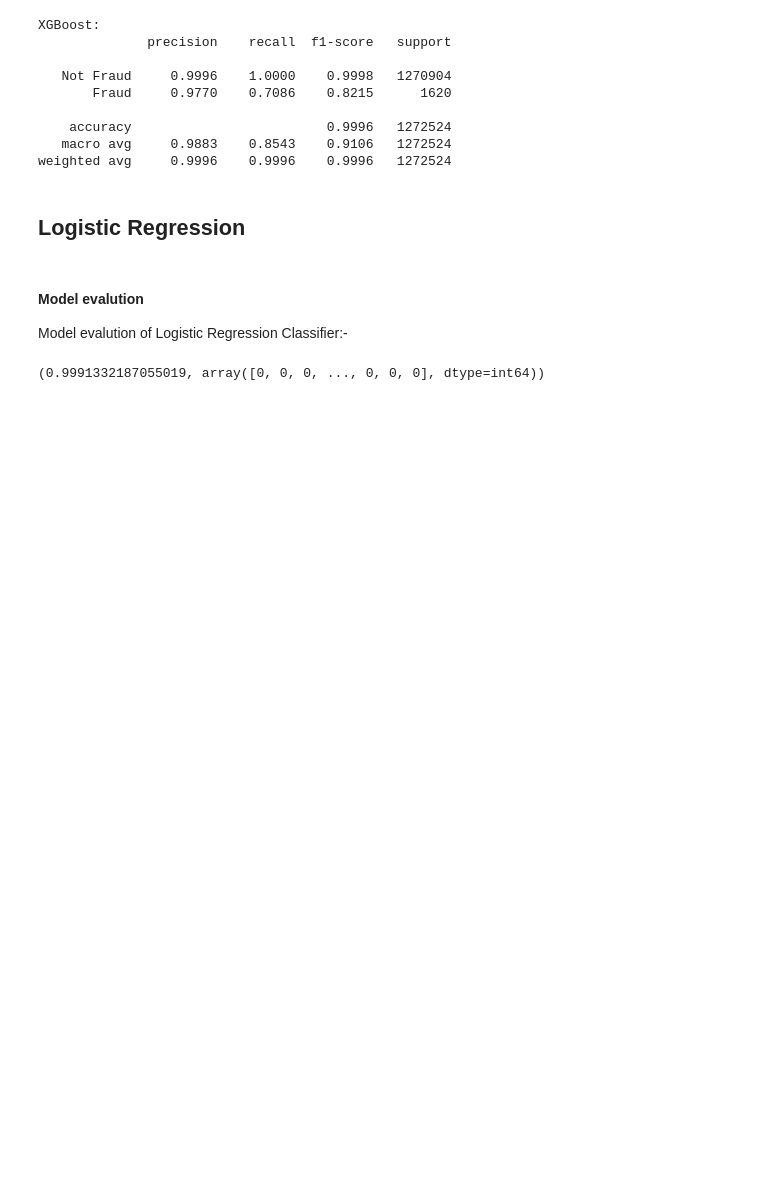
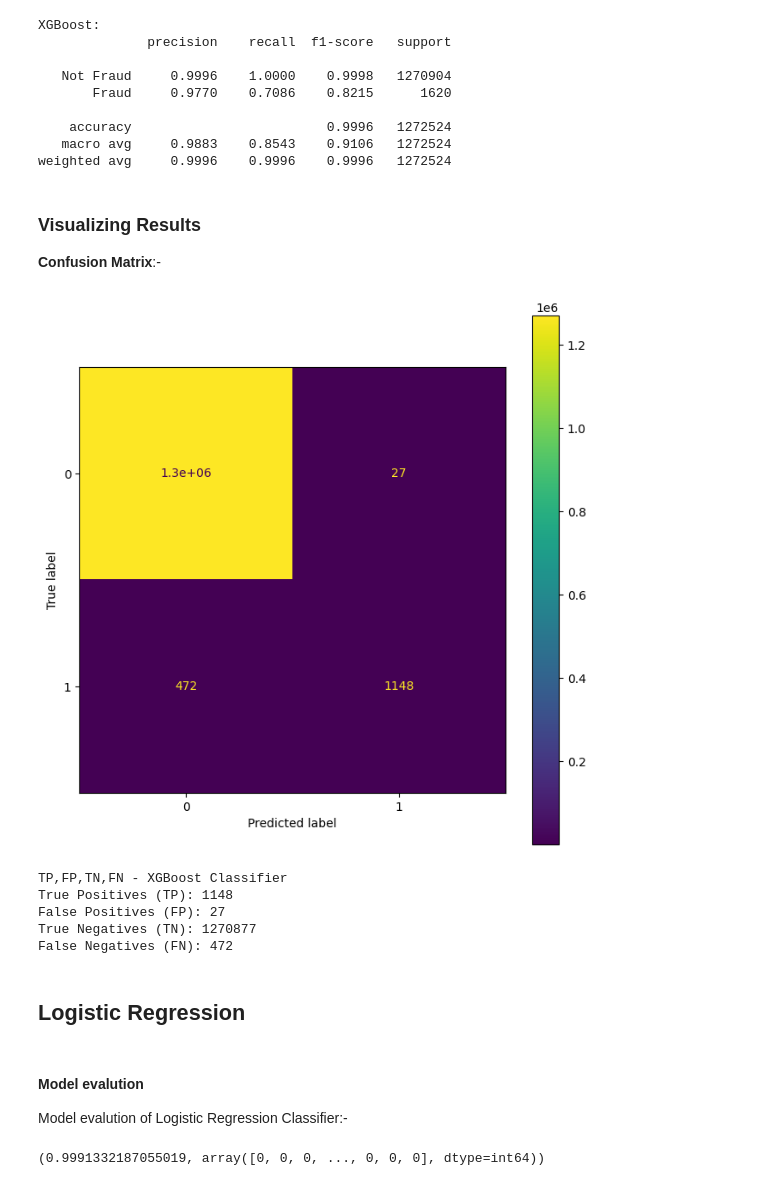
Before and after one commit to jasmeet2000/Fraud-Detection-in-Financial-Transactions, a Jupyter notebook: Fraud_Detection_in_Financial_Transactions.ipynb, the cells around one changed output. Saved outputs shown, nothing was run; the diff lists cells and outputs as text; code cells hidden in the pictures; blank space fills up the shorter version.

```diff
--- a/Fraud_Detection_in_Financial_Transactions.ipynb
+++ b/Fraud_Detection_in_Financial_Transactions.ipynb
@@ -1003,7 +1068,7 @@ weighted avg     0.9979    0.9983    0.9981   1272524
 # %% [markdown]
 ## Extreme Gradient Boosting
 # %%
-xgbr = xgb.XGBClassifier(max_depth = 3, n_jobs = -1, random_state = 42, learning_rate = 0.1)
+xgbr = xgb.XGBClassifier(max_depth = 5, n_jobs = -1, random_state = 45, learning_rate = 0.2)
 
 xgbr.fit(x_train, y_train)
 
@@ -1013,7 +1078,9 @@ classifiers.append(xgbr)
 
 Model evalution of XGB Classifier:-
 # %%
-score   = xgbr.score(x_test,y_test)
-y_preds = xgbr.predict(x_test)
-score, y_preds
+score_xgbr      = xgbr.score(x_test,y_test)
+y_preds_xgbr    = xgbr.predict(x_test)
+xgbr_pred_proba = xgbr.predict_proba(x_test)[:,1]
+
+score_xgbr, y_preds_xgbr
 # %% [output]
@@ -1032,6 +1101,31 @@ XGBoost:
     accuracy                         0.9996   1272524
    macro avg     0.9883    0.8543    0.9106   1272524
 weighted avg     0.9996    0.9996    0.9996   1272524
+# %% [markdown]
+### Visualizing Results
+
+**Confusion Matrix**:-
+# %%
+fig, ax = plt.subplots(figsize = (8,8))
+
+ConfusionMatrixDisplay.from_predictions(y_true = y_test, y_pred = y_preds_xgbr, ax = ax);
+# %% [output]
+[figure, added]
+# %%
+# XGBoost Classifier - Key Terms of Confusion Matrix
+
+print("TP,FP,TN,FN - XGBoost Classifier")
+tn, fp, fn, tp = confusion_matrix(y_test, y_preds_xgbr).ravel()
+print(f'True Positives (TP): {tp}')
+print(f'False Positives (FP): {fp}')
+print(f'True Negatives (TN): {tn}')
+print(f'False Negatives (FN): {fn}')
+# %% [output]
+TP,FP,TN,FN - XGBoost Classifier
+True Positives (TP): 1148
+False Positives (FP): 27
+True Negatives (TN): 1270877
+False Negatives (FN): 472
 # %% [markdown]
 ## Logistic Regression
 # %%
```
Also changed, not shown: parts of 31 cells of this notebook.
